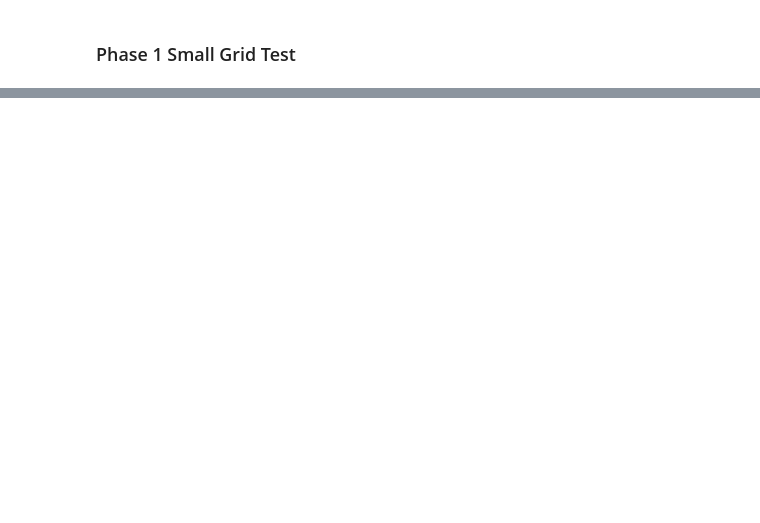
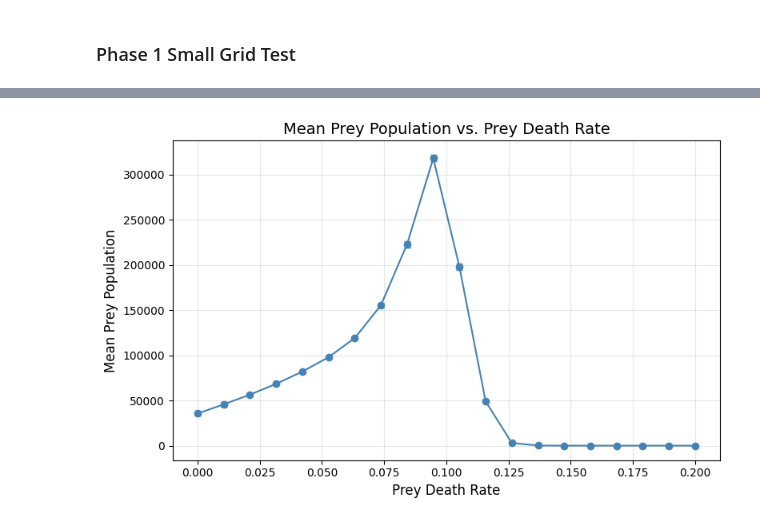
Before and after one commit to codegithubka/CSS_Project, a Jupyter notebook: notebooks/phase1.ipynb, the cells around one changed output, grey strips where cells are left out. Drawn from its saved outputs; the diff is of its cells as text; code cells hidden in the pictures; blank space fills up the shorter version.

```diff
--- a/notebooks/phase1.ipynb
+++ b/notebooks/phase1.ipynb
@@ -71,0 +84,20 @@ memory usage: 1.4+ MB
+# %%
+# Group by prey_death, compute mean and std across replicates
+grouped = df.groupby('prey_death')['prey_mean'].agg(['mean', 'std']).reset_index()
+
+# Plot
+fig, ax = plt.subplots(figsize=(8, 5))
+
+ax.errorbar(grouped['prey_death'], grouped['mean'], yerr=grouped['std'],
+            fmt='o-', capsize=3, color='steelblue', markersize=6)
+
+ax.set_xlabel('Prey Death Rate', fontsize=12)
+ax.set_ylabel('Mean Prey Population', fontsize=12)
+ax.set_title('Mean Prey Population vs. Prey Death Rate', fontsize=14)
+ax.grid(True, alpha=0.3)
+
+plt.tight_layout()
+plt.savefig('prey_pop_vs_death_rate.png', dpi=150)
+plt.show()
+# %% [output]
+[figure, added]
```
Also changed, not shown: parts of 6 cells of this notebook, 9 other files.
